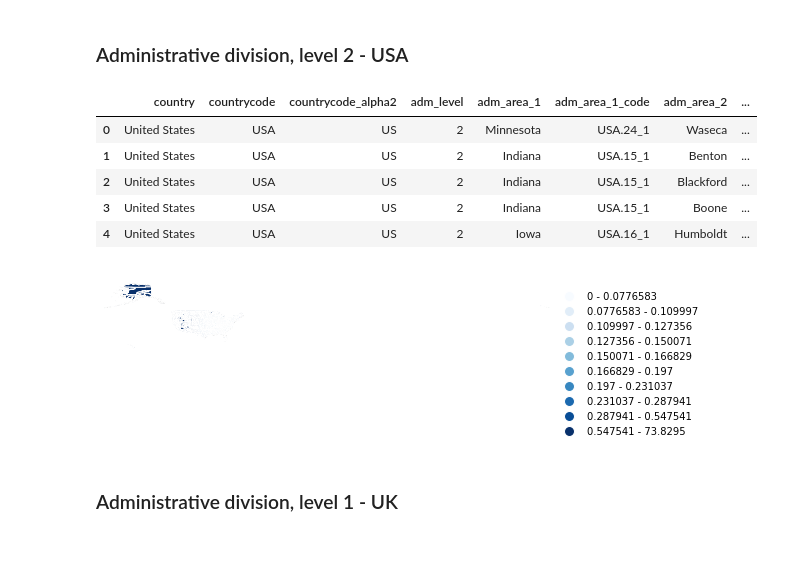
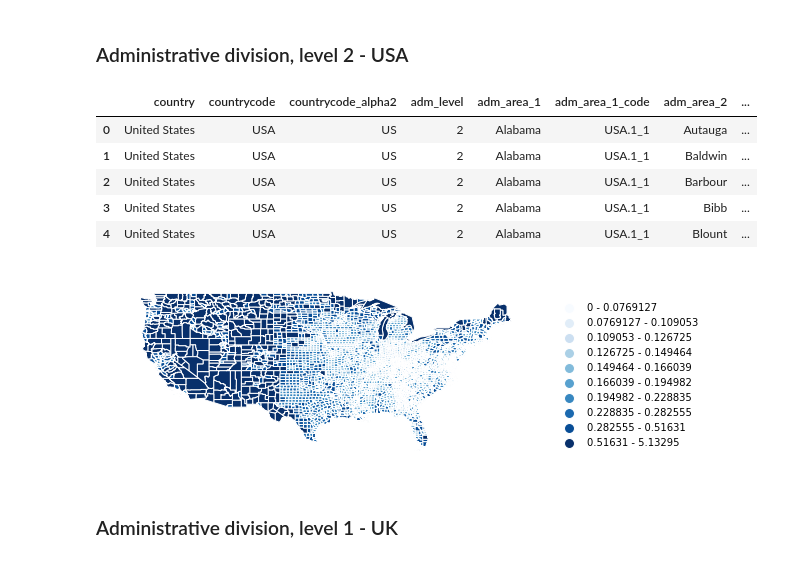
Before and after one commit to covid19db/data-archive, a Jupyter notebook: jupyter-examples/covid19db-administrative_division.ipynb, the cells around one changed output. Saved outputs shown, nothing was run; the diff lists cells and outputs as text; code cells hidden in the pictures.

Commit message:
Adding examples with administrative division level 3

```diff
--- a/jupyter-examples/covid19db-administrative_division.ipynb
+++ b/jupyter-examples/covid19db-administrative_division.ipynb
@@ -119,18 +124,20 @@ choropleth_administrative_division(USA_admin_1_data, 'area', add_text=True)
 ### Administrative division, level 2 - USA
 # %%
 USA_admin_2_data = get_administrative_division(level=2, countrycode='USA')
+# Remove Alaska and Hawai
+USA_admin_2_data.drop(USA_admin_2_data[USA_admin_2_data.adm_area_1.isin(['Hawaii', 'Alaska'])].index, inplace=True)
 USA_admin_2_data.head()
 # %% [output]
 |  | country | countrycode | countrycode_alpha2 | adm_level | adm_area_1 | adm_area_1_code | adm_area_2 | ... |
-| 0 | United States | USA | US | 2 | Minnesota | USA.24_1 | Waseca | ... |
-| 1 | United States | USA | US | 2 | Indiana | USA.15_1 | Benton | ... |
-| 2 | United States | USA | US | 2 | Indiana | USA.15_1 | Blackford | ... |
-| 3 | United States | USA | US | 2 | Indiana | USA.15_1 | Boone | ... |
-| 4 | United States | USA | US | 2 | Iowa | USA.16_1 | Humboldt | ... |
+| 0 | United States | USA | US | 2 | Alabama | USA.1_1 | Autauga | ... |
+| 1 | United States | USA | US | 2 | Alabama | USA.1_1 | Baldwin | ... |
+| 2 | United States | USA | US | 2 | Alabama | USA.1_1 | Barbour | ... |
+| 3 | United States | USA | US | 2 | Alabama | USA.1_1 | Bibb | ... |
+| 4 | United States | USA | US | 2 | Alabama | USA.1_1 | Blount | ... |
 # %%
-choropleth_administrative_division(USA_admin_2_data, 'area', add_text=True)
+choropleth_administrative_division(USA_admin_2_data, 'area', add_text=False)
 # %% [output]
-[figure, old version]
+[figure, new version]
 # %% [markdown]
 ### Administrative division, level 1 - UK
 # %%
```
Also changed, not shown: parts of 19 cells of this notebook.
